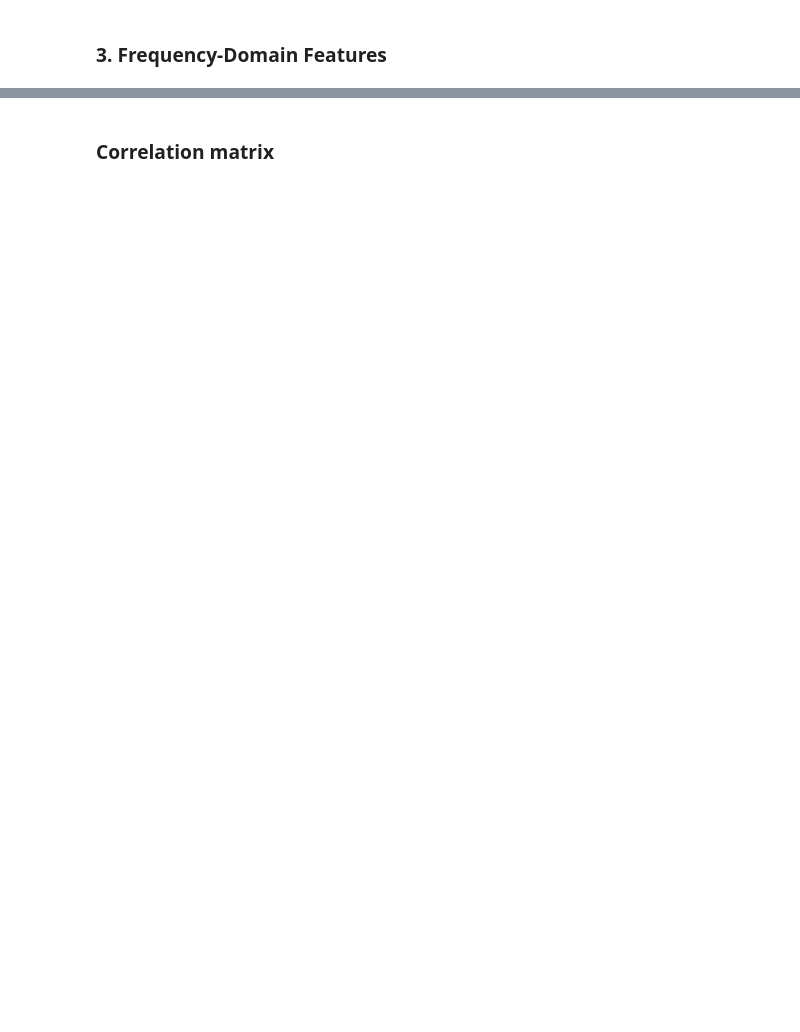
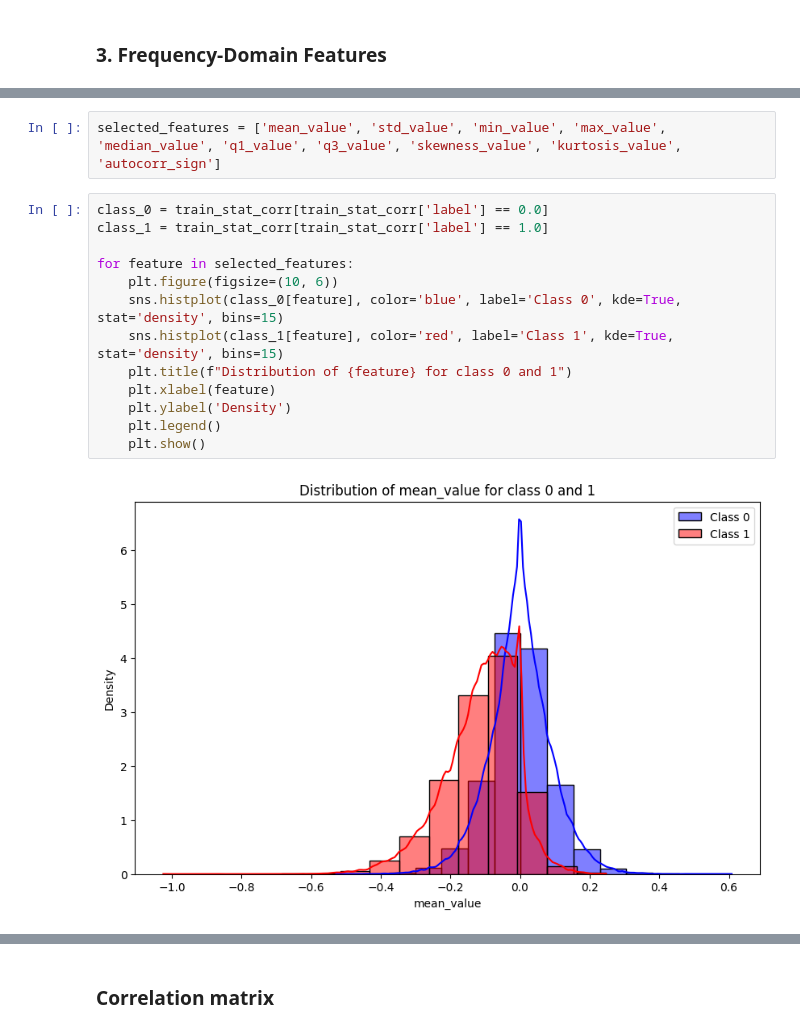
Before and after one commit to aliskadmitr/VK-Internship, a Jupyter notebook: notebooks/EDA.ipynb, the cells around one changed output, grey strips where cells are left out. Cells and saved outputs as stored; diff of their text form; blank space fills up the shorter version.

```diff
--- a/notebooks/EDA.ipynb
+++ b/notebooks/EDA.ipynb
@@ -355,0 +410,17 @@ plt.show()
+# %%
+selected_features = ['mean_value', 'std_value',	'min_value', 'max_value', 'median_value', 'q1_value', 'q3_value', 'skewness_value', 'kurtosis_value', 'autocorr_sign']
+# %%
+class_0 = train_stat_corr[train_stat_corr['label'] == 0.0]
+class_1 = train_stat_corr[train_stat_corr['label'] == 1.0]
+
+for feature in selected_features:
+    plt.figure(figsize=(10, 6))
+    sns.histplot(class_0[feature], color='blue', label='Class 0', kde=True, stat='density', bins=15)
+    sns.histplot(class_1[feature], color='red', label='Class 1', kde=True, stat='density', bins=15)
+    plt.title(f"Distribution of {feature} for class 0 and 1")
+    plt.xlabel(feature)
+    plt.ylabel('Density')
+    plt.legend()
+    plt.show()
+# %% [output]
+[figure, added]
```
Also changed, not shown: parts of 24 cells of this notebook.
